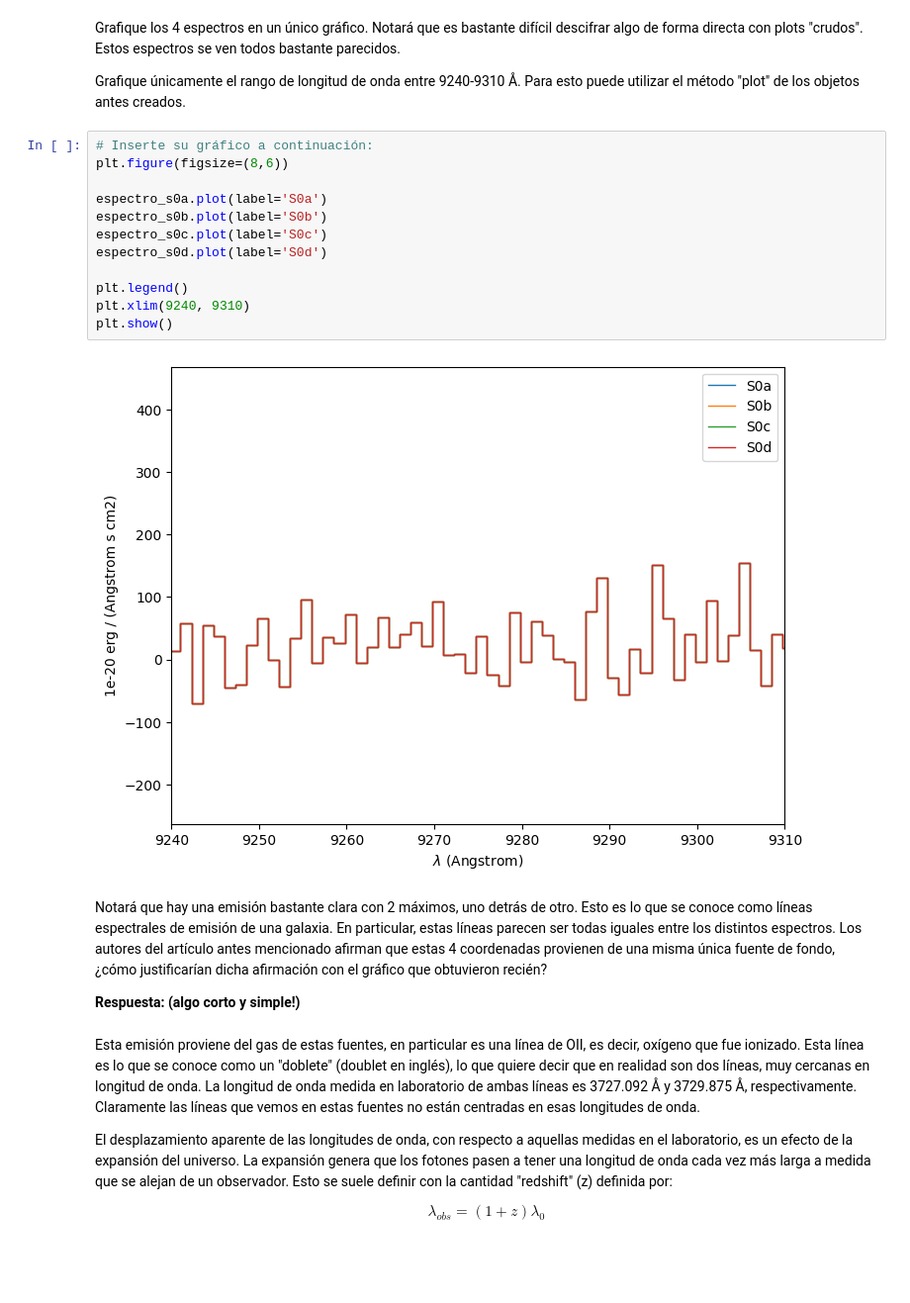
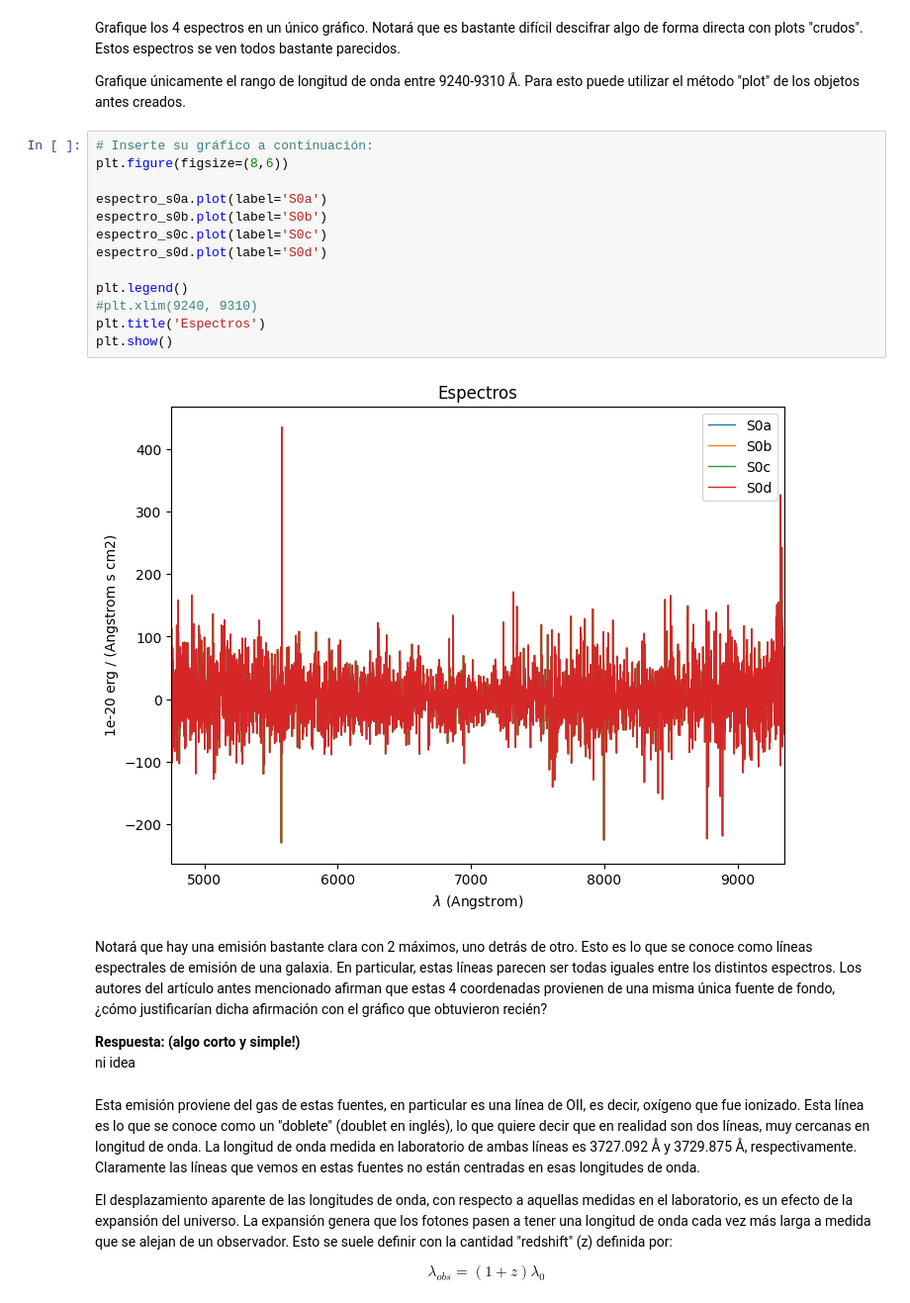
Before and after one commit to gustavocardoza/Tarea-4, a Jupyter notebook: Tarea4.ipynb, the cells around one changed output. Shown at 99% size. Drawn from its saved outputs; the diff is of its cells as text; blank space fills up the shorter version.

```diff
--- a/Tarea4.ipynb
+++ b/Tarea4.ipynb
@@ -261,17 +261,18 @@ Para esto puede utilizar el método "plot" de los objetos antes creados.
 # %%
 # Inserte su gráfico a continuación:
 plt.figure(figsize=(8,6))
 
 espectro_s0a.plot(label='S0a')
 espectro_s0b.plot(label='S0b')
 espectro_s0c.plot(label='S0c')
 espectro_s0d.plot(label='S0d')
 
 plt.legend()
-plt.xlim(9240, 9310)
+#plt.xlim(9240, 9310)
+plt.title('Espectros')
 plt.show()
 # %% [output]
-[figure, old version]
+[figure, new version]
 # %% [markdown]
 
 Notará que hay una emisión bastante clara con 2 máximos, uno detrás de otro.
@@ -279,6 +280,7 @@ Esto es lo que se conoce como líneas espectrales de emisión de una galaxia.
 En particular, estas líneas parecen ser todas iguales entre los distintos espectros. Los autores del artículo antes mencionado afirman que estas 4 coordenadas provienen de una misma única fuente de fondo, ¿cómo justificarían dicha afirmación con el gráfico que obtuvieron recién?
 
 **Respuesta: (algo corto y simple!)**
+ni idea
 # %% [markdown]
 Esta emisión proviene del gas de estas fuentes, en particular es una línea de  OII, es decir, oxígeno que fue ionizado. Esta línea es lo que se conoce como un "doblete" (doublet en inglés), lo que quiere decir que en realidad son dos líneas, muy cercanas en longitud de onda. La longitud de onda medida en laboratorio de ambas líneas es 3727.092 Å y 3729.875 Å, respectivamente. Claramente las líneas que vemos en estas fuentes no están centradas en esas longitudes de onda.
 
```
Also changed, not shown: parts of 6 cells of this notebook.
